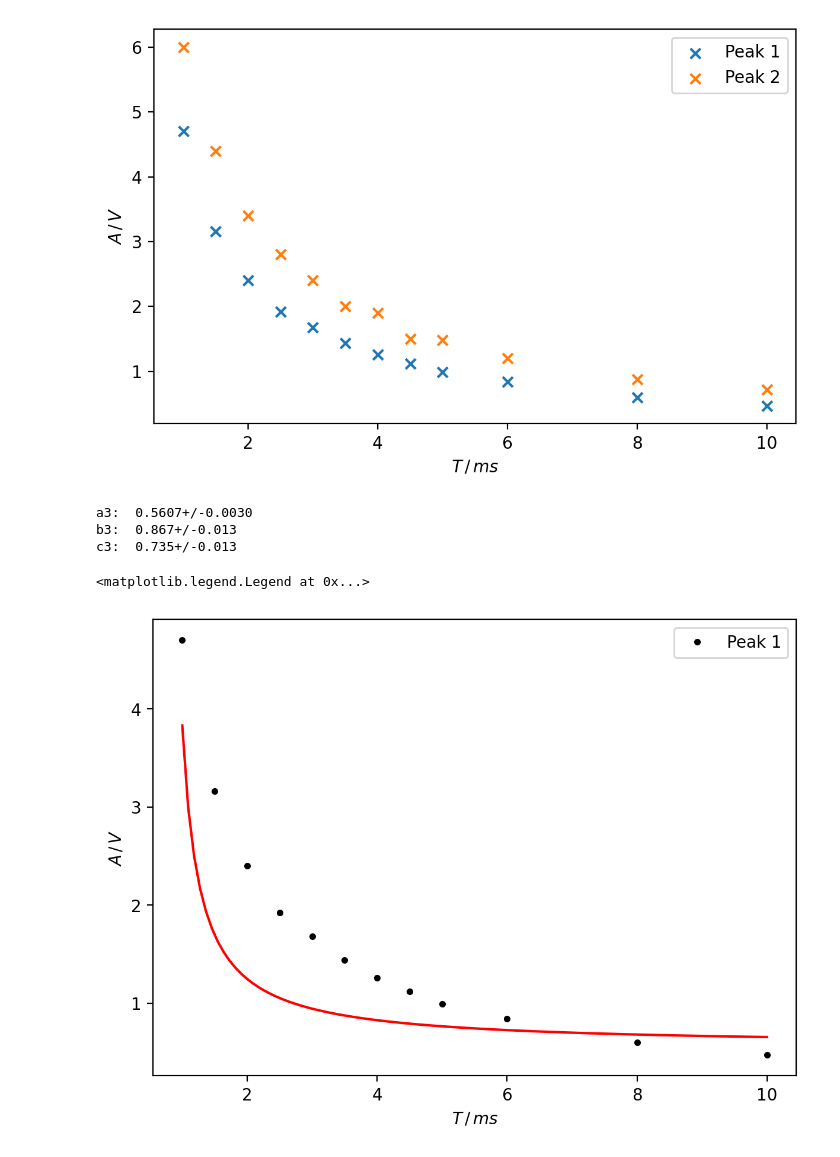
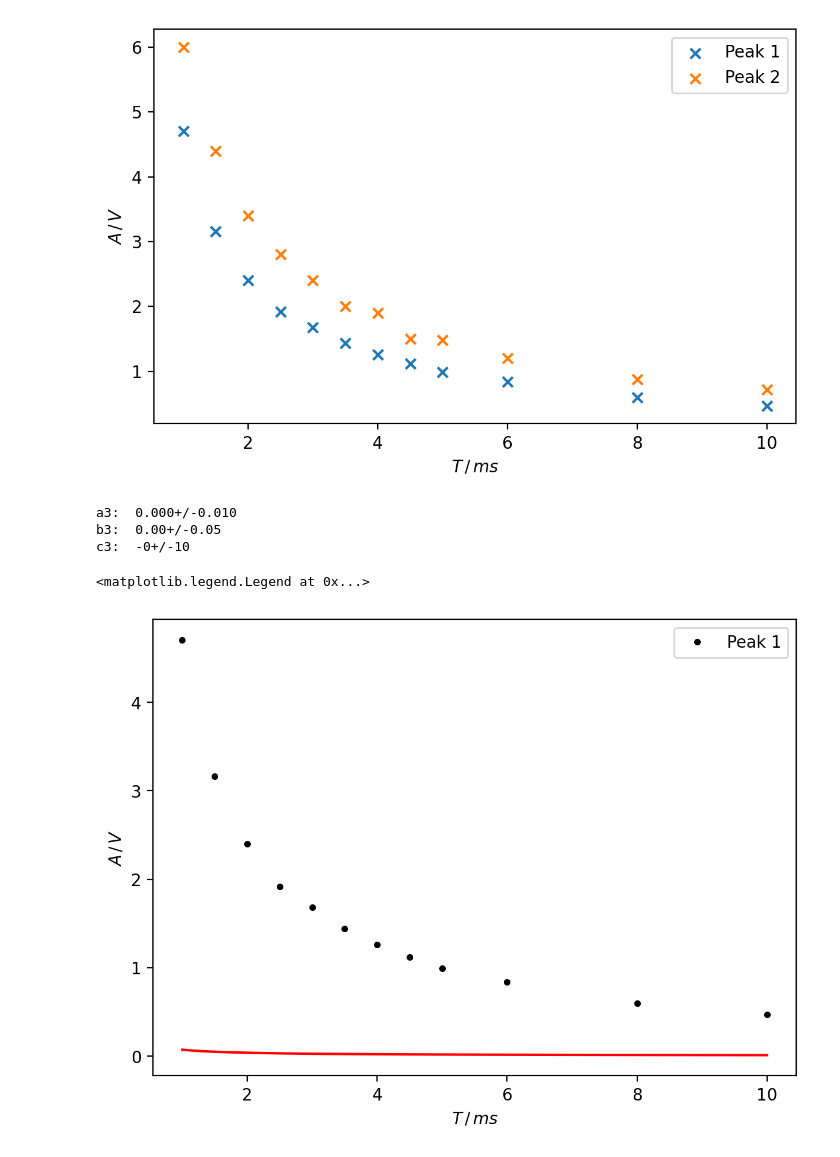
Before and after one commit to SamGTex/FP_Master_WS22-23, a Jupyter notebook: V21_Optisches_Pumpen/python/main.ipynb, the cells around one changed output. Drawn from its saved outputs; the diff is of its cells as text; code cells hidden in the pictures.

```diff
--- a/V21_Optisches_Pumpen/python/main.ipynb
+++ b/V21_Optisches_Pumpen/python/main.ipynb
@@ -245,12 +253,21 @@ plt.show()
 # %% [output]
 [figure]
 # %%
-def a_fit(a,b,c,x):
-    return (a + b/(x-c))
+def a_fit(x,a,b,c):
+    return a + b/(x-c)
+
+bound = ((-50, -50),(50, 50))
+p0 = (5,2)
+
+data1 = df_a["peak1"].to_numpy()
+data2 = df_a["peak2"].to_numpy()
+spannung = df_a["A"].to_numpy()
+
+errors = np.ones(np.size(data1))*0.01
 
 
-params3, cov3 = curve_fit(a_fit, df_a["A"].to_numpy(), df_a["peak1"].to_numpy(), bounds=((0,0,0.5),(1,2.1,0.9)))
-uncertainties3 = (np.diag(cov3))**(1/2)
+params3, cov3 = curve_fit(a_fit, spannung, data1, sigma = errors, absolute_sigma = True, p0=(0,3,0))
+uncertainties3 = np.sqrt(np.diag(cov3))
 
 a3 = ufloat(params3[0], uncertainties3[0])
 b3 = ufloat(params3[1], uncertainties3[1])
@@ -259,21 +276,37 @@ c3 = ufloat(params3[2], uncertainties3[2])
 print("a3: ", a3)
 print("b3: ", b3)
 print("c3: ", c3)
+
+#params4, cov4 = curve_fit(a_fit, df_a["A"].to_numpy(), df_a["peak2"].to_numpy()*1000, p0 = p0)
+#uncertainties4 = (np.diag(cov4))**(1/2)
+#
+#a4 = ufloat(params4[0], uncertainties4[0])
+#b4 = ufloat(params4[1], uncertainties4[1])
+##c3 = ufloat(params3[2], uncertainties3[2])
+#
+#print("a4: ", a4)
+#print("b4: ", b4)
+##print("c3: ", c3)
+#
+##, bounds=((0,0,0.5),(1,2.1,0.9))
+##,unp.nominal_values(c3)
 # %% [output]
-a3:  0.5607+/-0.0030
-b3:  0.867+/-0.013
-c3:  0.735+/-0.013
+a3:  0.000+/-0.010
+b3:  0.00+/-0.05
+c3:  -0+/-10
 # %%
-a_lin = np.linspace(df_a['A'].min(), df_a['A'].max(), 100)
+a_lin = np.linspace(spannung.min(), spannung.max(), 100)
 
 plt.figure(figsize=(7,5),dpi=200)
 
-plt.errorbar(df_a["A"].to_numpy(), df_a["peak1"].to_numpy()*1000,  fmt='k.', label='Peak 1')
-plt.plot(a_lin, a_fit(unp.nominal_values(a3), unp.nominal_values(b3) ,unp.nominal_values(c3), a_lin), 'r-')
-#plt.plot(a_lin, a_fit(0.5,2,0.8, a_lin), 'r-')
+plt.errorbar(spannung, data1*1000,  fmt='k.', label='Peak 1')
+#plt.errorbar(df_a["A"].to_numpy(), df_a["peak2"].to_numpy()*1000,  fmt='b.', label='Peak 2')
+plt.plot(a_lin, a_fit(unp.nominal_values(a3), unp.nominal_values(b3), unp.nominal_values(c3), a_lin), 'r-')
+#plt.plot(a_lin, a_fit(unp.nominal_values(a4), unp.nominal_values(b4) , a_lin), 'g-')
+#plt.plot(a_lin, a_fit(0.5,2, a_lin), 'r-')
 plt.ylabel(r'$A \,/\, V$')
 plt.xlabel(r'$T \,/\, ms$')
 plt.legend()
 # %% [output]
 <matplotlib.legend.Legend at 0x...>
-[figure, old version]
+[figure, new version]
```
Also changed, not shown: parts of 3 cells of this notebook, 2 other files.
